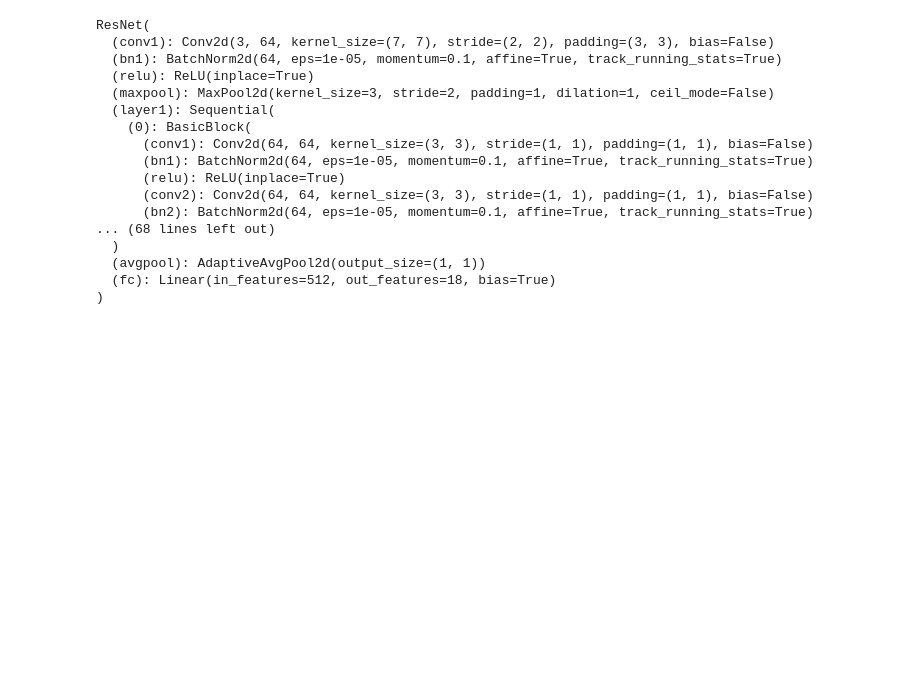
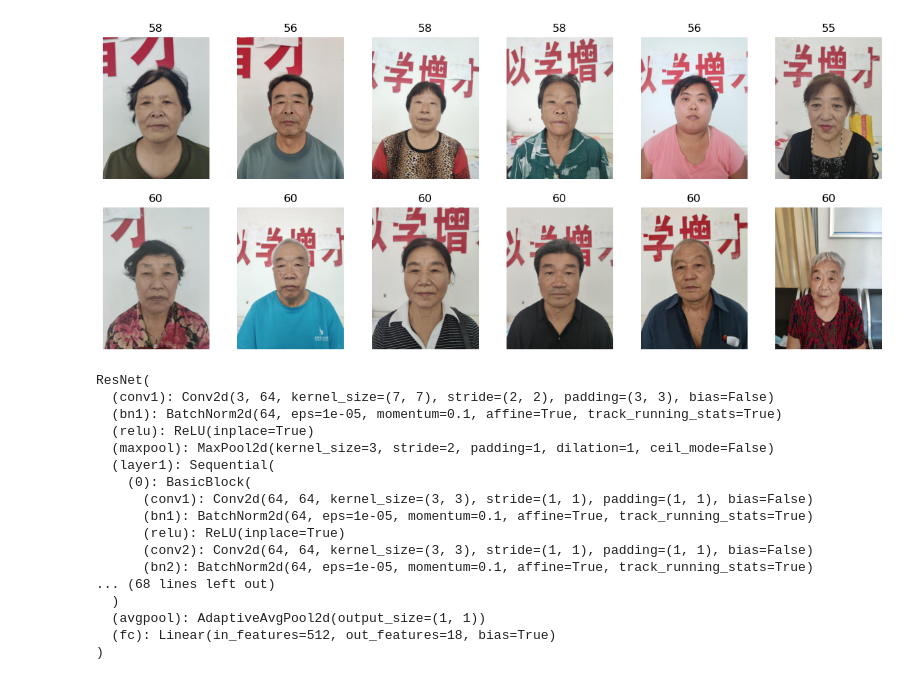
Before and after one commit to boostcampaitech2/image-classification-level1-16, a Jupyter notebook: EDA.ipynb, the cells around one changed output. Saved outputs shown, nothing was run; the diff lists cells and outputs as text; code cells hidden in the pictures; blank space fills up the shorter version.

```diff
--- a/EDA.ipynb
+++ b/EDA.ipynb
@@ -42,3 +43,46 @@ from utils import imshow
+# %%
+def query1(row):
+    if 50 <= row['age'] <=  59 :
+        return True
+    return False
+
+def query2(row):
+    if row['age'] == 60 :
+        return True
+    return False
+# %%
+from PIL import Image
+iterator = df.iterrows()
+# %%
+q1, q2 = [], []
+
+while len(q1) < 6 or len(q2) < 6:
+    _, row = next(iterator)
+    if query1(row):
+        q1.append(row)
+    if query2(row):
+        q2.append(row)
+
+fig, axes = plt.subplots(2, 6, figsize=(15, 6))
+
+for ax in axes.flatten():
+    ax.axis('off')
+
+for j, q in enumerate([q1, q2]):
+    for i, row in enumerate(q[:6]):
+        ax = axes[j][i]
+        _img_path = os.path.join(img_path, row.path)
+        for f in os.listdir(_img_path):
+                if f.startswith('normal'):
+                    _img_path = os.path.join(_img_path, f)
+                    img = Image.open(_img_path)
+                    break
+        ax.set_title(row.age)
+        ax.imshow(img)
+
+plt.show()
+# %% [output]
+[figure, added]
 # %%
 df_train = pd.read_csv('df_train.csv')
 df_valid = pd.read_csv('df_valid.csv')
```
Also changed, not shown: parts of 2 cells of this notebook, 18 other files.
